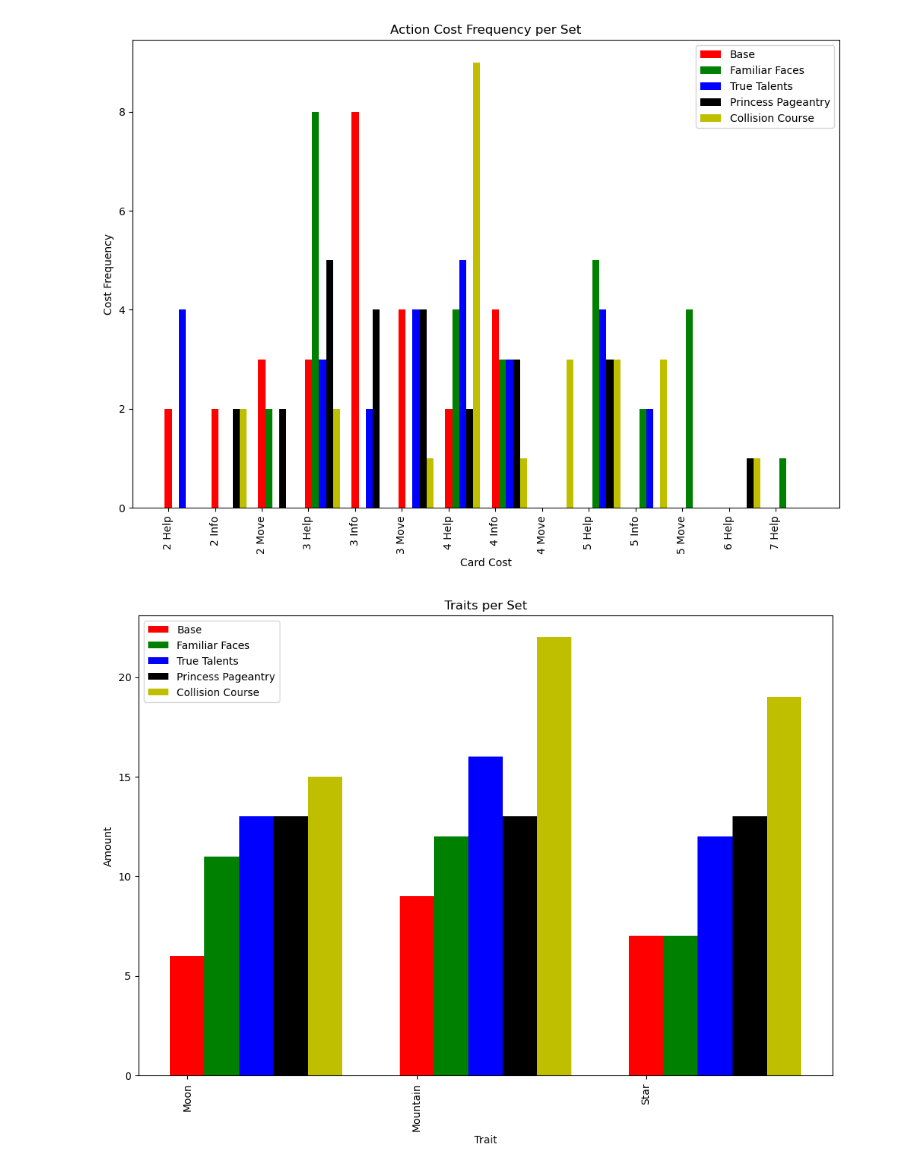
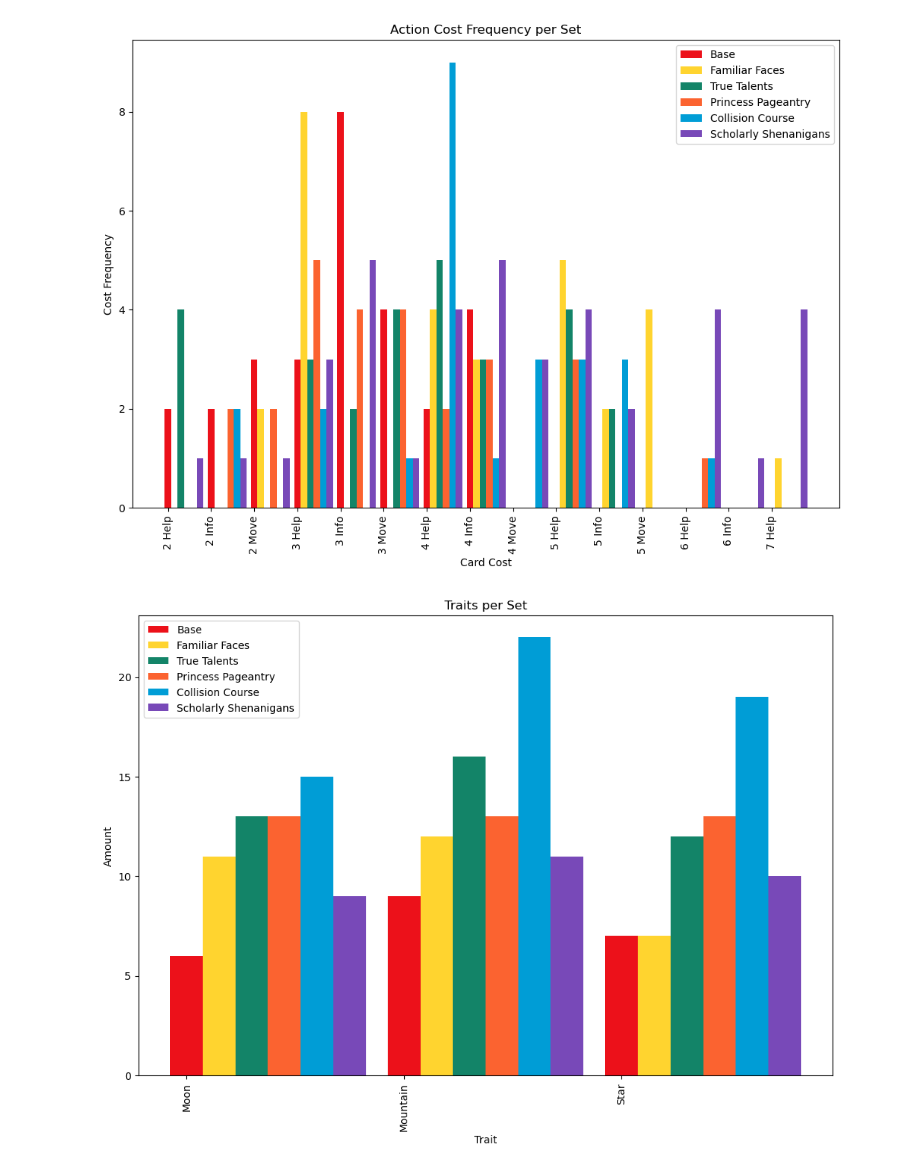
Before and after one commit to XBigTK13X/jupyter-mlp-aie, a Jupyter notebook: MLP.ipynb, the cells around one changed output. Cells and saved outputs as stored; diff of their text form; code cells hidden in the pictures.

Commit message:
Scholarly Shenanigans + more colors

```diff
--- a/MLP.ipynb
+++ b/MLP.ipynb
@@ -171,7 +171,8 @@ for ally_name in ally_names:
 plotlib.figure()
 plotlib.title('Ally Reward Total per Set')
 bar_width = .15
-colors = ['r','g','b','k','y']
+# https://colorkit.co/palette/ec111a-fb6330-ffd42f-138468-009dd6-7849b8-f2609e/
+colors = ['#ec111a','#ffd42f','#138468','#fb6330','#009dd6','#7849b8']
 import numpy
 ind = numpy.arange(len(ally_keys))
 for ii in range(0,len(ally_names)):
@@ -233,7 +234,8 @@ for ally_name in ally_names:
 plotlib.figure()
 plotlib.title('Ally Cost Frequency per Set')
 bar_width = .15
-colors = ['r','g','b','k','y']
+# https://colorkit.co/palette/ec111a-fb6330-ffd42f-138468-009dd6-7849b8-f2609e/
+colors = ['#ec111a','#ffd42f','#138468','#fb6330','#009dd6','#7849b8']
 import numpy
 ind = numpy.arange(len(ally_keys))
 for ii in range(0,len(ally_names)):
@@ -295,7 +297,8 @@ for action_name in action_names:
 plotlib.figure()
 plotlib.title('Action Reward Total per Set')
 bar_width = .15
-colors = ['r','g','b','k','y']
+# https://colorkit.co/palette/ec111a-fb6330-ffd42f-138468-009dd6-7849b8-f2609e/
+colors = ['#ec111a','#ffd42f','#138468','#fb6330','#009dd6','#7849b8']
 import numpy
 ind = numpy.arange(len(action_keys))
 for ii in range(0,len(action_names)):
@@ -347,7 +350,8 @@ for action_name in action_names:
 plotlib.figure()
 plotlib.title('Action Cost Frequency per Set')
 bar_width = .15
-colors = ['r','g','b','k','y']
+# https://colorkit.co/palette/ec111a-fb6330-ffd42f-138468-009dd6-7849b8-f2609e/
+colors = ['#ec111a','#ffd42f','#138468','#fb6330','#009dd6','#7849b8']
 import numpy
 ind = numpy.arange(len(action_keys))
 for ii in range(0,len(action_names)):
@@ -358,7 +362,7 @@ plotlib.ylabel('Cost Frequency')
 plotlib.xticks(ind,action_keys,rotation=90)
 plotlib.show()
 # %% [output]
-[figure, old version]
+[figure, new version]
 # %%
 traits = pandas.read_csv('data/MLP Adventures Card Distribution - Ally.csv')
 trait_sets = {}
@@ -376,35 +380,36 @@ for index,row in traits.iterrows():
         trait_sets[row['Set']][kind] += amount * row['Copies']
 trait_names = allies['Set'].unique().tolist()
 ally_traits = []
 trait_keys=[
     'Moon',
     'Mountain',
     'Star'
 ]
 
 for trait_name in trait_names:
     traits = []
     for trait_key in trait_keys:
         if trait_key in trait_sets[trait_name]:
             traits.append(trait_sets[trait_name][trait_key])
         else:
             traits.append(0)
     ally_traits.append(traits)
 plotlib.figure()
 plotlib.title('Traits per Set')
 bar_width = .15
-colors = ['r','g','b','k','y']
+# https://colorkit.co/palette/ec111a-fb6330-ffd42f-138468-009dd6-7849b8-f2609e/
+colors = ['#ec111a','#ffd42f','#138468','#fb6330','#009dd6','#7849b8']
 import numpy
 ind = numpy.arange(len(trait_keys))
 for ii in range(0,len(trait_names)):
     plotlib.bar(ind+bar_width*ii,ally_traits[ii],label=trait_names[ii],color=colors[ii],width=bar_width)
 plotlib.legend(loc='best')
 plotlib.xlabel('Trait')
 plotlib.ylabel('Amount')
 plotlib.xticks(ind,trait_keys,rotation=90)
 plotlib.show()
 # %% [output]
-[figure, old version]
+[figure, new version]
 # %%
 keywords = pandas.read_csv('data/MLP Adventures Card Distribution - Ally.csv')
 keyword_sets = {}
```
Also changed, not shown: parts of 11 cells of this notebook, 7 other files.
